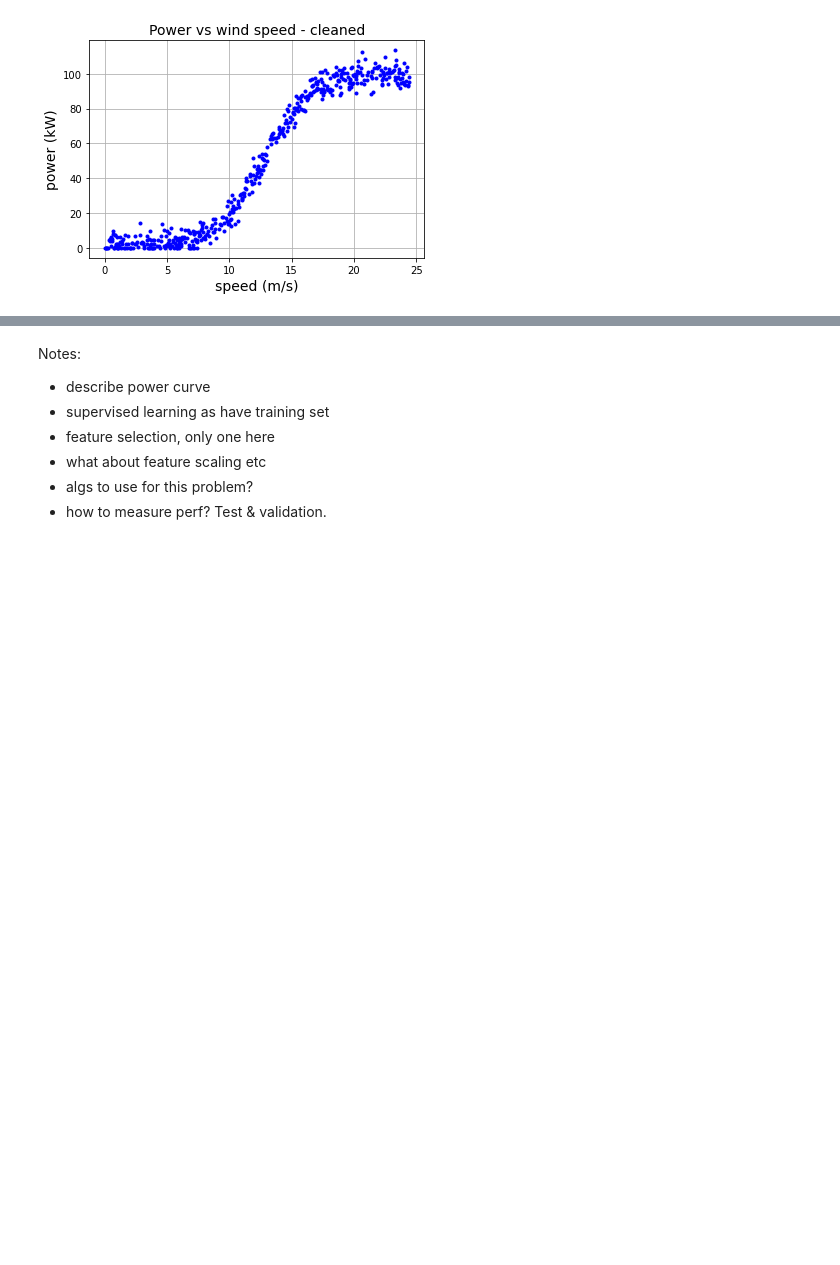
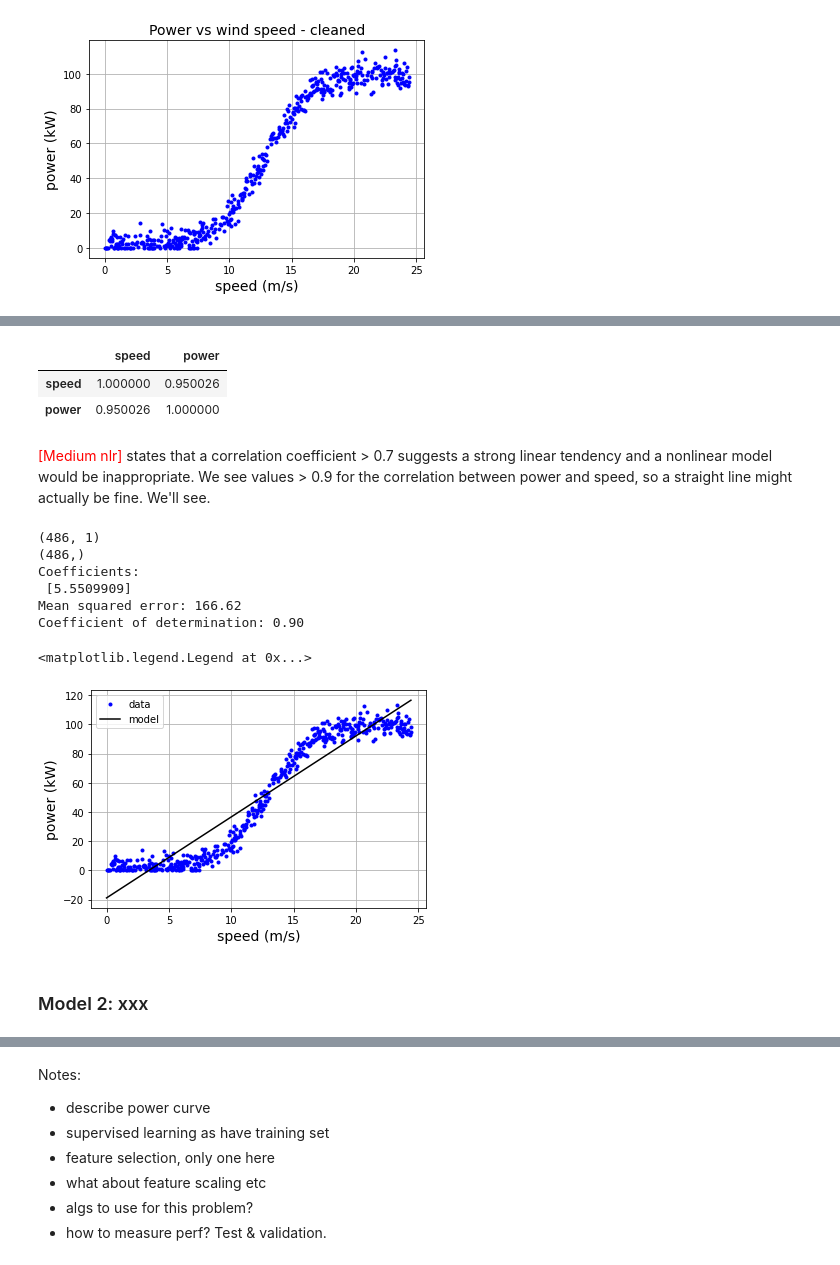
Before and after one commit to elizabethdaly/project-machine-learning, a Jupyter notebook: project-machine-learning.ipynb, the cells around one changed output, grey strips where cells are left out. Drawn from its saved outputs; the diff is of its cells as text; code cells hidden in the pictures; blank space fills up the shorter version.

Commit message:
Think about different models, start with lin reg. Think about valid input ranges.

```diff
--- a/project-machine-learning.ipynb
+++ b/project-machine-learning.ipynb
@@ -191,3 +197,64 @@ plt.grid()
+# %%
+# Take a quick look at the correlation between the dataframe columns
+df.corr()
+# %% [output]
+|  | speed | power |
+| speed | 1.000000 | 0.950026 |
+| power | 0.950026 | 1.000000 |
+# %% [markdown]
+<span style='color:red'> [Medium nlr] </span> states that a correlation coefficient > 0.7 suggests a strong linear tendency and a nonlinear model would be inappropriate. We see values > 0.9 for the correlation between power and speed, so a straight line might actually be fine. We'll see.
+# %%
+# From: https://scikit-learn.org/stable/modules/linear_model.html#ordinary-least-squares
+# and example from
+# https://scikit-learn.org/stable/auto_examples/linear_model/plot_ols.html#sphx-glr-auto-examples-linear-model-plot-ols-py
+from sklearn import linear_model
+from sklearn.metrics import mean_squared_error, r2_score
+
+# Create linear regression object
+reg = linear_model.LinearRegression()
+
+# Need x and y in correct format TO DO restrict x values to be 7-18 & reflect that in front-end that calls model
+X = df[["speed"]] # note dimensions
+y = df["power"]
+
+print(X.shape)
+print(y.shape)
+
+# Split into training and test sets TO DO
+
+# Train the model using the training sets
+reg.fit(X, y)
+
+# Make predictions using the testing set
+y_pred = reg.predict(X)
+
+# The coefficients
+print('Coefficients: \n', reg.coef_)
+
+# The mean squared error
+print('Mean squared error: %.2f' % mean_squared_error(y, y_pred))
+
+# The coefficient of determination: 1 is perfect prediction
+print('Coefficient of determination: %.2f' % r2_score(y, y_pred))
+
+# Inspect the fit
+plt.plot(df['speed'], df['power'],  '.b', label="data")
+plt.plot(df['speed'], y_pred, 'k-', label="model")
+plt.xlabel('speed (m/s)', fontsize='14')
+plt.ylabel('power (kW)', fontsize='14')
+plt.grid()
+plt.legend()
+# %% [output]
+(486, 1)
+(486,)
+Coefficients:
+ [5.5509909]
+Mean squared error: 166.62
+Coefficient of determination: 0.90
+<matplotlib.legend.Legend at 0x...>
+[figure, added]
+# %% [markdown]
+### Model 2: xxx
 # %% [markdown]
 ## References
 <span style='color:red'> [1 Geron] </span> Aurelien Geron, *Hands-on Machine Learning with Scikit-Learn, Keras & TensorFlow*, **2019**, 2nd Edition, O'Reilly Media, Inc., CA
```
Also changed, not shown: parts of 8 cells of this notebook.
